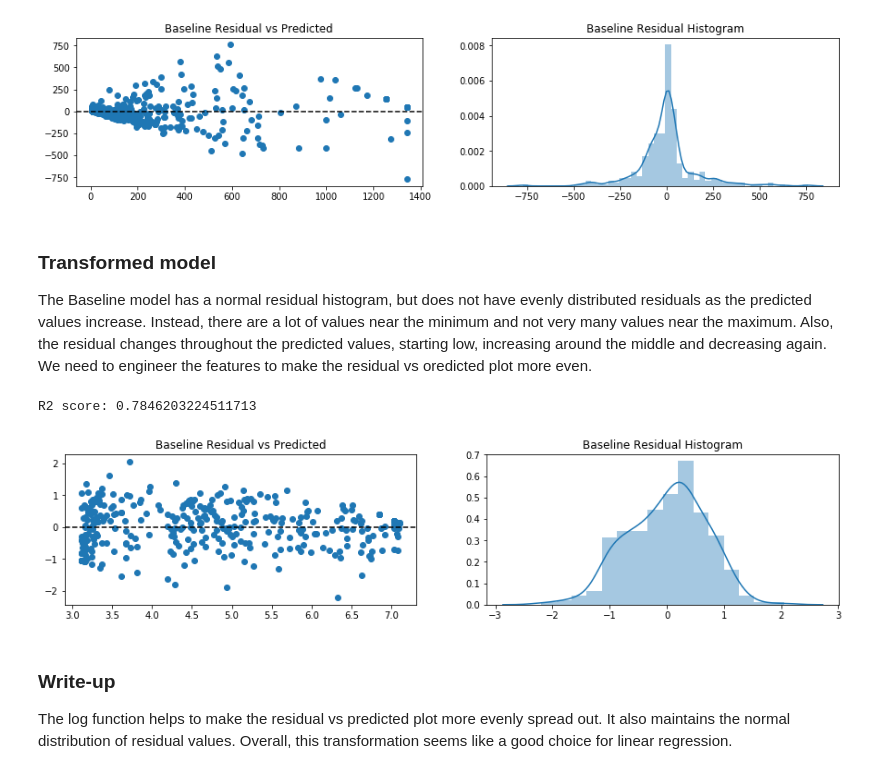
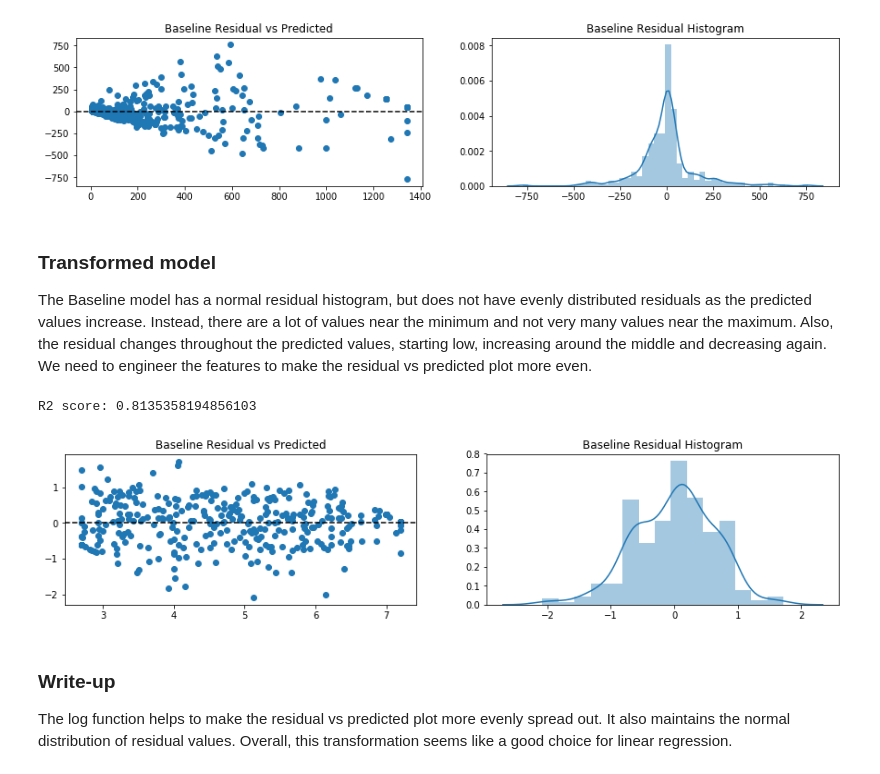
Before and after one commit to cobrobrown/thinkful_course, a Jupyter notebook: unit_2_supervised_learning/2.4.4_challenge_make_your_own_regression_model/2.4.4_challenge_make_your_own_regression_model.ipynb, the cells around one changed output. Drawn from its saved outputs; the diff is of its cells as text; code cells hidden in the pictures.

Commit message:
added log(population) feature

```diff
--- a/unit_2_supervised_learning/2.4.4_challenge_make_your_own_regression_model/2.4.4_challenge_make_your_own_regression_model.ipynb
+++ b/unit_2_supervised_learning/2.4.4_challenge_make_your_own_regression_model/2.4.4_challenge_make_your_own_regression_model.ipynb
@@ -48,12 +48,14 @@ R2 score: 0.8235364000008717
 # %% [markdown]
 ### Transformed model
 The Baseline model has a normal residual histogram, but does not have evenly distributed residuals as the predicted values increase. Instead, there are a lot of values near the minimum and not very many values near the maximum. Also, the residual changes throughout the predicted values, starting low, increasing around the middle and decreasing again.
-We need to engineer the features to make the residual vs oredicted plot more even.
+We need to engineer the features to make the residual vs predicted plot more even.
 # %%
-evaluate_model(X, Y.apply(np.log))
+log_pop_X = X.copy()
+log_pop_X['population'] = log_pop_X['population'].apply(np.log)
+evaluate_model(log_pop_X, Y.apply(np.log))
 # %% [output]
-R2 score: 0.7846203224511713
+R2 score: 0.8135358194856103
-[figure, old version]
+[figure, new version]
 # %% [markdown]
 ### Write-up
 The log function helps to make the residual vs predicted plot more evenly spread out. It also maintains the normal distribution of residual values. Overall, this transformation seems like a good choice for linear regression.
```
